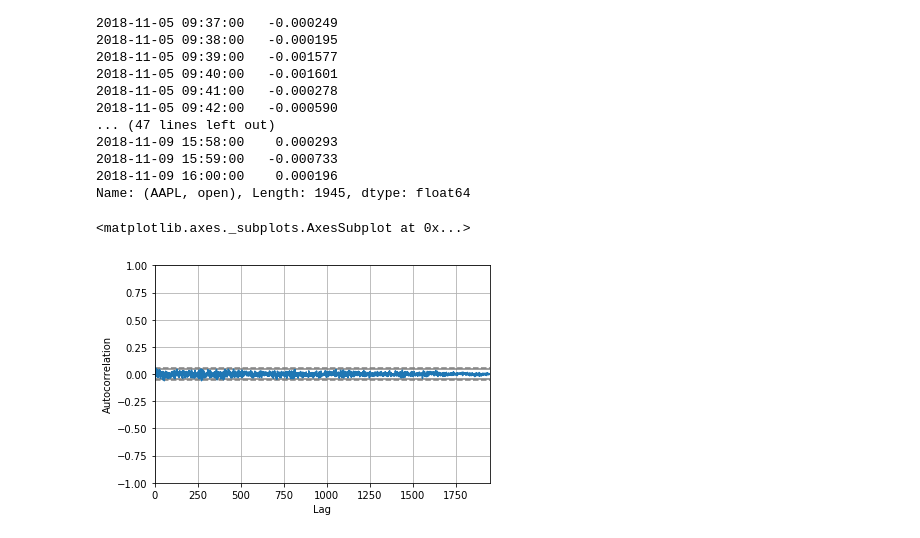
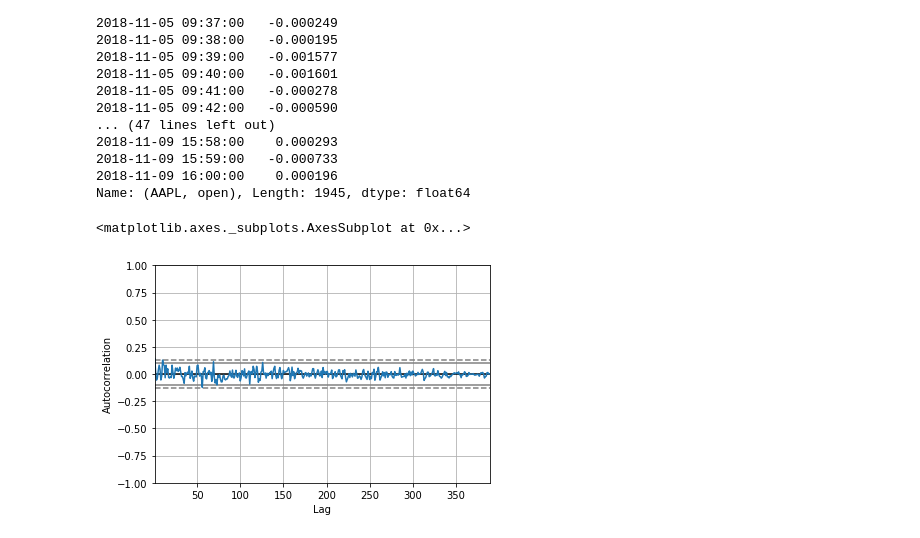
Before and after one commit to SiyangJ/DeepStock, a Jupyter notebook: FinalProject/DataInspect.ipynb, the cells around one changed output. Cells and saved outputs as stored; diff of their text form; code cells hidden in the pictures.

Commit message:
Some stats and visualizations.

```diff
--- a/FinalProject/DataInspect.ipynb
+++ b/FinalProject/DataInspect.ipynb
@@ -114,7 +114,7 @@ Time
 2018-11-09 16:00:00    0.000196
 Name: (AAPL, open), Length: 1945, dtype: float64
 # %%
-autocorrelation_plot(df.iloc[:,0])
+autocorrelation_plot(df.iloc[0:NUM_PER_DAY,0])
 # %% [output]
 <matplotlib.axes._subplots.AxesSubplot at 0x...>
-[figure, old version]
+[figure, new version]
```
Also changed, not shown: 1 other file.
